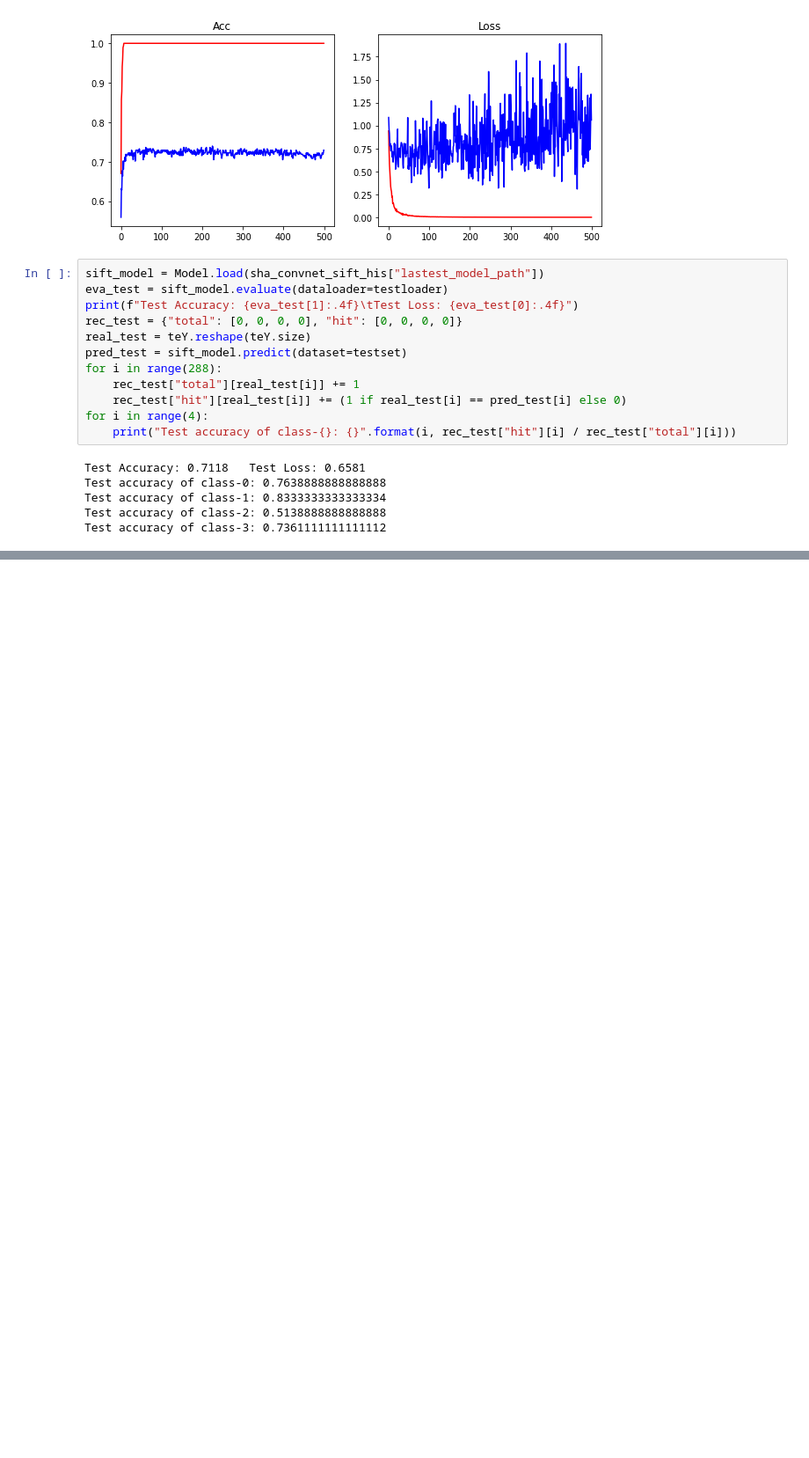
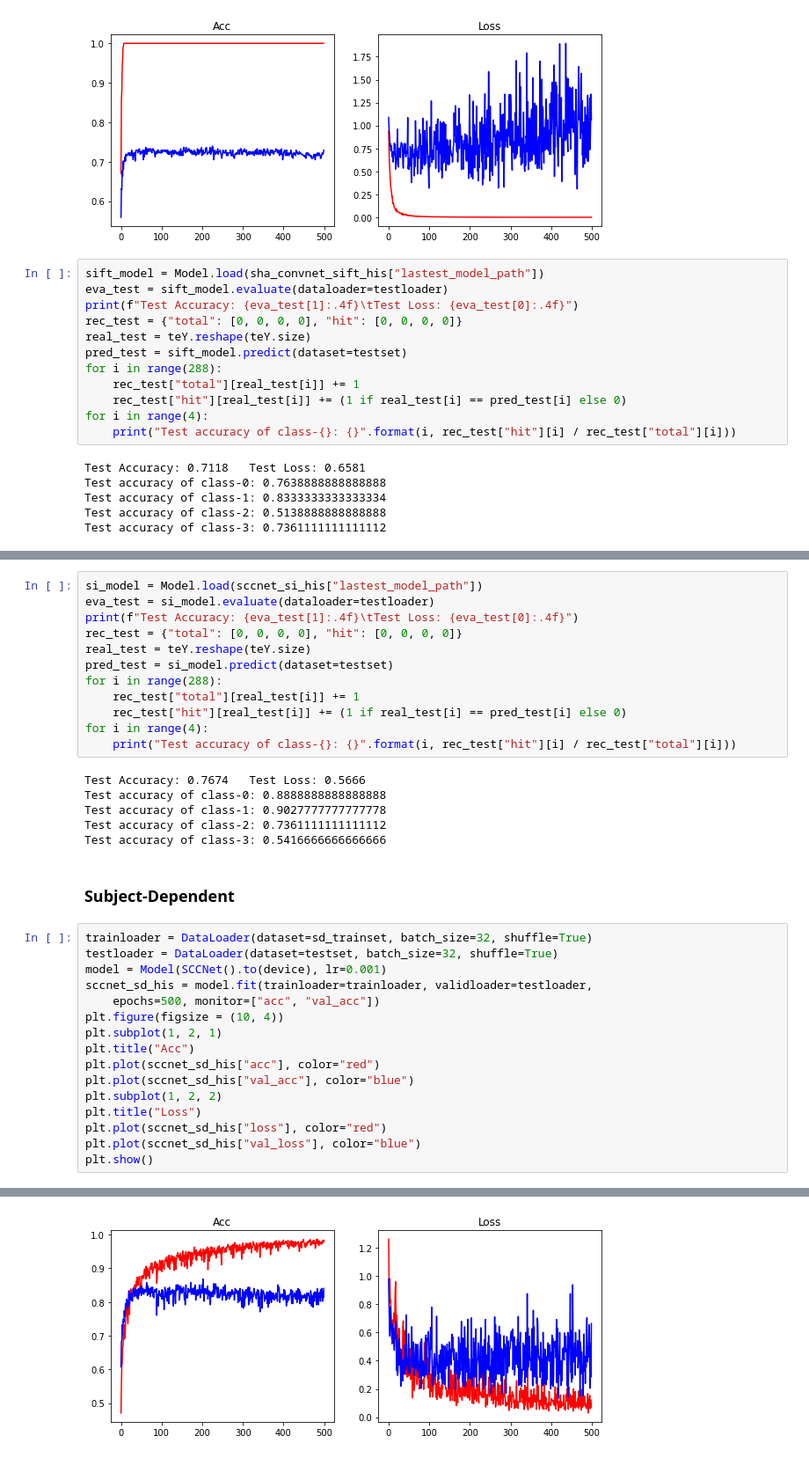
Before and after one commit to cemeteryparty/BCI_5275_Lab4_2, a Jupyter notebook: src/5275_Lab4_2.ipynb, the cells around one changed output, grey strips where cells are left out. Shown at 88% size. Drawn from its saved outputs; the diff is of its cells as text; blank space fills up the shorter version.

```diff
--- a/src/5275_Lab4_2.ipynb
+++ b/src/5275_Lab4_2.ipynb
@@ -1414,0 +1509,37 @@ Test accuracy of class-3: 0.7361111111111112
+# %%
+si_model = Model.load(sccnet_si_his["lastest_model_path"])
+eva_test = si_model.evaluate(dataloader=testloader)
+print(f"Test Accuracy: {eva_test[1]:.4f}\tTest Loss: {eva_test[0]:.4f}")
+rec_test = {"total": [0, 0, 0, 0], "hit": [0, 0, 0, 0]}
+real_test = teY.reshape(teY.size)
+pred_test = si_model.predict(dataset=testset)
+for i in range(288):
+    rec_test["total"][real_test[i]] += 1
+    rec_test["hit"][real_test[i]] += (1 if real_test[i] == pred_test[i] else 0)
+for i in range(4):
+    print("Test accuracy of class-{}: {}".format(i, rec_test["hit"][i] / rec_test["total"][i]))
+# %% [output]
+Test Accuracy: 0.7674   Test Loss: 0.5666
+Test accuracy of class-0: 0.8888888888888888
+Test accuracy of class-1: 0.9027777777777778
+Test accuracy of class-2: 0.7361111111111112
+Test accuracy of class-3: 0.5416666666666666
+# %% [markdown]
+### Subject-Dependent
+# %%
+trainloader = DataLoader(dataset=sd_trainset, batch_size=32, shuffle=True)
+testloader = DataLoader(dataset=testset, batch_size=32, shuffle=True)
+model = Model(SCCNet().to(device), lr=0.001)
+sccnet_sd_his = model.fit(trainloader=trainloader, validloader=testloader,
+    epochs=500, monitor=["acc", "val_acc"])
+plt.figure(figsize = (10, 4))
+plt.subplot(1, 2, 1)
+plt.title("Acc")
+plt.plot(sccnet_sd_his["acc"], color="red")
+plt.plot(sccnet_sd_his["val_acc"], color="blue")
+plt.subplot(1, 2, 2)
+plt.title("Loss")
+plt.plot(sccnet_sd_his["loss"], color="red")
+plt.plot(sccnet_sd_his["val_loss"], color="blue")
+plt.show()
+# %% [output]
@@ -1414,0 +1563 @@ Test accuracy of class-3: 0.7361111111111112
+[figure, added]
```
Also changed, not shown: parts of 12 cells of this notebook, 1 other file.
